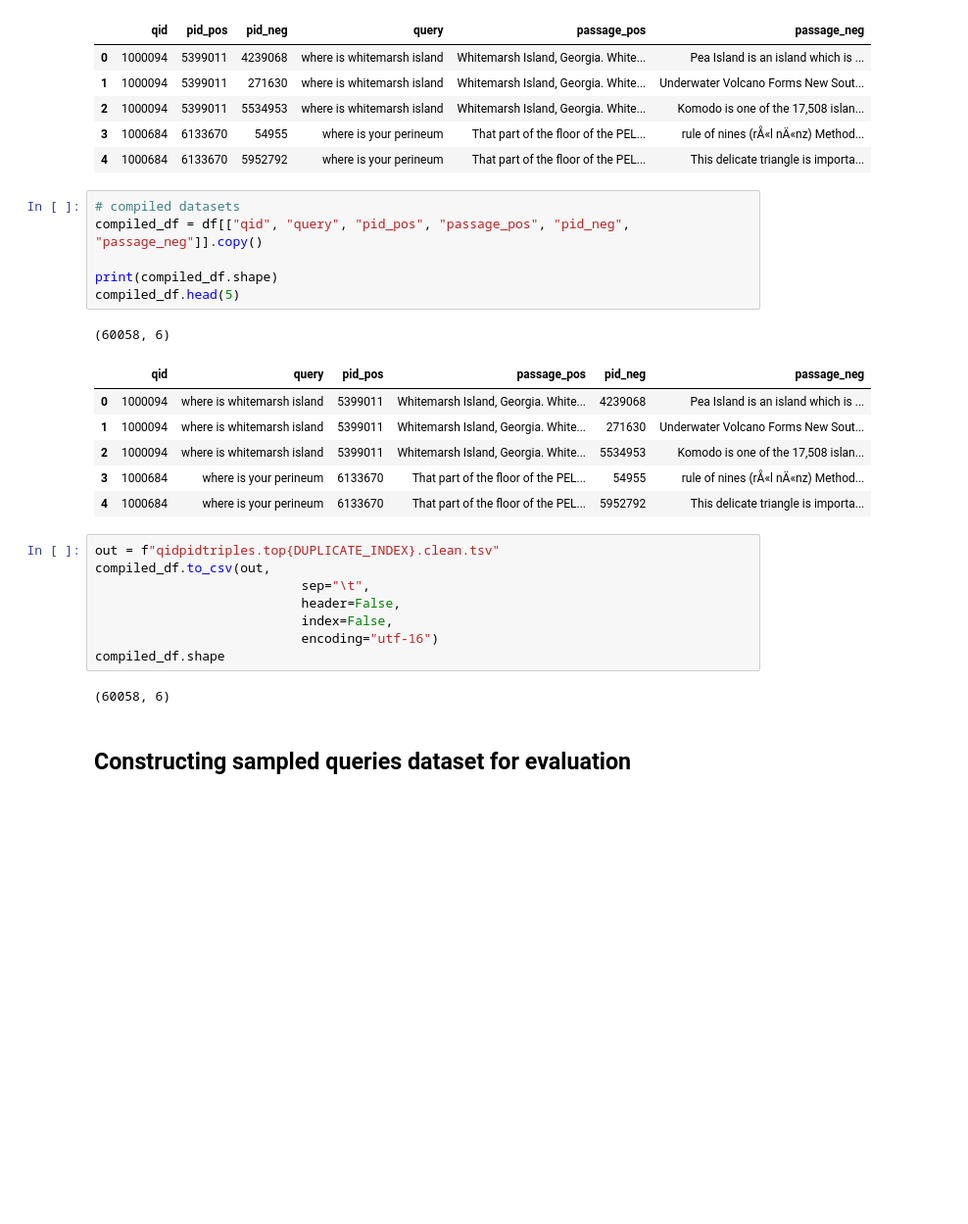
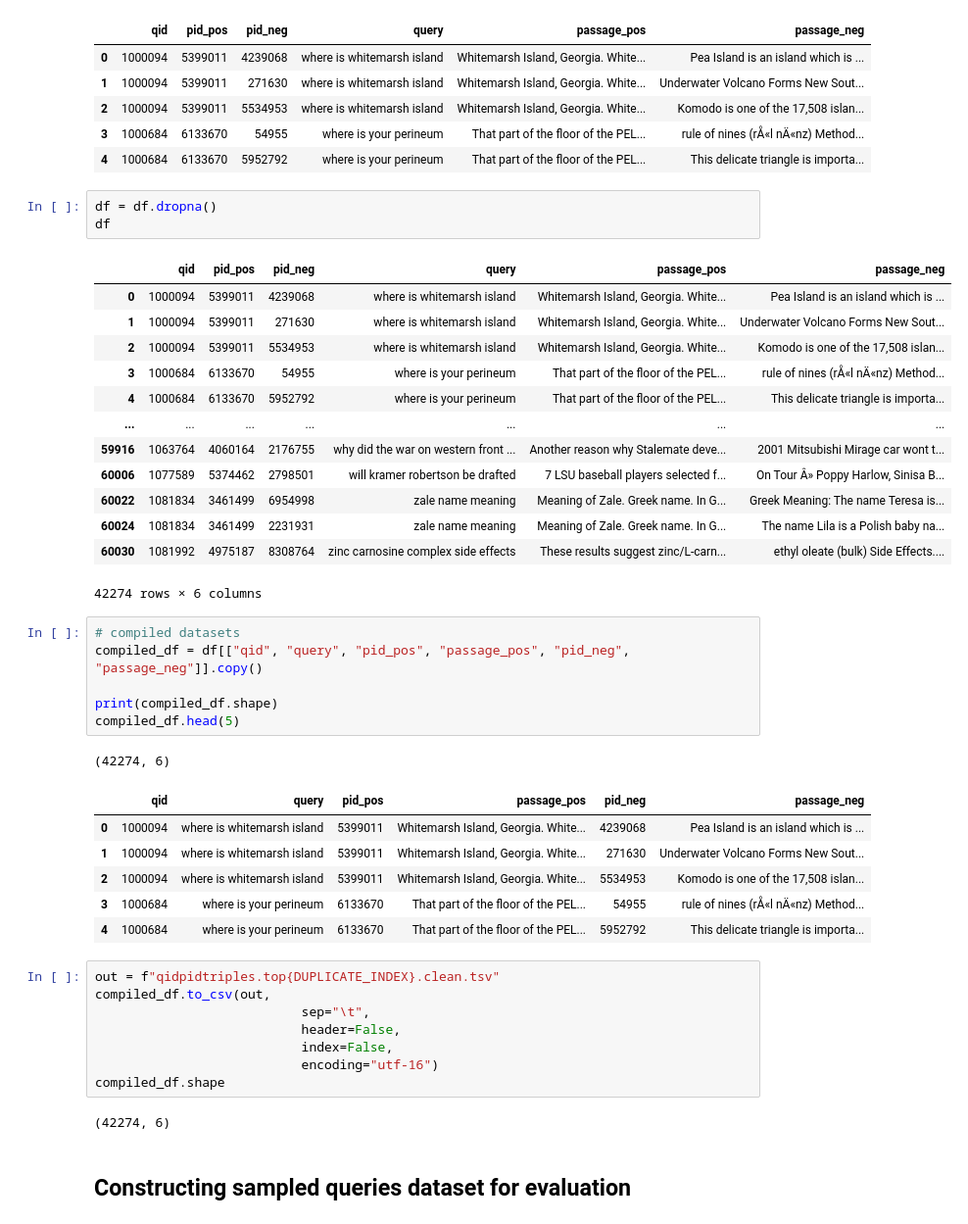
Before and after one commit to zuberpurahoouom/nlp-assignment-1, a Jupyter notebook: init-dataset.ipynb, the cells around one changed output. Shown at 98% size. Cells and saved outputs as stored; diff of their text form; blank space fills up the shorter version.

```diff
--- a/init-dataset.ipynb
+++ b/init-dataset.ipynb
@@ -254,6 +289,23 @@ df.head()
 | 2 | 1000094 | 5399011 | 5534953 | where is whitemarsh island | Whitemarsh Island, Georgia. White... | Komodo is one of the 17,508 islan... |
 | 3 | 1000684 | 6133670 | 54955 | where is your perineum | That part of the floor of the PEL... | rule of nines (rÅ«l nÄ«nz) Method... |
 | 4 | 1000684 | 6133670 | 5952792 | where is your perineum | That part of the floor of the PEL... | This delicate triangle is importa... |
+# %%
+df = df.dropna()
+df
+# %% [output]
+|  | qid | pid_pos | pid_neg | query | passage_pos | passage_neg |
+| 0 | 1000094 | 5399011 | 4239068 | where is whitemarsh island | Whitemarsh Island, Georgia. White... | Pea Island is an island which is ... |
+| 1 | 1000094 | 5399011 | 271630 | where is whitemarsh island | Whitemarsh Island, Georgia. White... | Underwater Volcano Forms New Sout... |
+| 2 | 1000094 | 5399011 | 5534953 | where is whitemarsh island | Whitemarsh Island, Georgia. White... | Komodo is one of the 17,508 islan... |
+| 3 | 1000684 | 6133670 | 54955 | where is your perineum | That part of the floor of the PEL... | rule of nines (rÅ«l nÄ«nz) Method... |
+| 4 | 1000684 | 6133670 | 5952792 | where is your perineum | That part of the floor of the PEL... | This delicate triangle is importa... |
+| ... | ... | ... | ... | ... | ... | ... |
+| 59916 | 1063764 | 4060164 | 2176755 | why did the war on western front ... | Another reason why Stalemate deve... | 2001 Mitsubishi Mirage car wont t... |
+| 60006 | 1077589 | 5374462 | 2798501 | will kramer robertson be drafted | 7 LSU baseball players selected f... | On Tour Â» Poppy Harlow, Sinisa B... |
+| 60022 | 1081834 | 3461499 | 6954998 | zale name meaning | Meaning of Zale. Greek name. In G... | Greek Meaning: The name Teresa is... |
+| 60024 | 1081834 | 3461499 | 2231931 | zale name meaning | Meaning of Zale. Greek name. In G... | The name Lila is a Polish baby na... |
+| 60030 | 1081992 | 4975187 | 8308764 | zinc carnosine complex side effects | These results suggest zinc/L-carn... | ethyl oleate (bulk) Side Effects.... |
+42274 rows × 6 columns
 # %%
 # compiled datasets
 compiled_df = df[["qid", "query", "pid_pos", "passage_pos", "pid_neg", "passage_neg"]].copy()
@@ -261,7 +313,7 @@ compiled_df = df[["qid", "query", "pid_pos", "passage_pos", "pid_neg", "passage_
 print(compiled_df.shape)
 compiled_df.head(5)
 # %% [output]
-(60058, 6)
+(42274, 6)
 |  | qid | query | pid_pos | passage_pos | pid_neg | passage_neg |
 | 0 | 1000094 | where is whitemarsh island | 5399011 | Whitemarsh Island, Georgia. White... | 4239068 | Pea Island is an island which is ... |
 | 1 | 1000094 | where is whitemarsh island | 5399011 | Whitemarsh Island, Georgia. White... | 271630 | Underwater Volcano Forms New Sout... |
@@ -277,7 +329,7 @@ compiled_df.to_csv(out,
                            encoding="utf-16")
 compiled_df.shape
 # %% [output]
-(60058, 6)
+(42274, 6)
 # %% [markdown]
 ## Constructing sampled queries dataset for evaluation
 # %%
```
Also changed, not shown: parts of 7 cells of this notebook, 5 other files.
